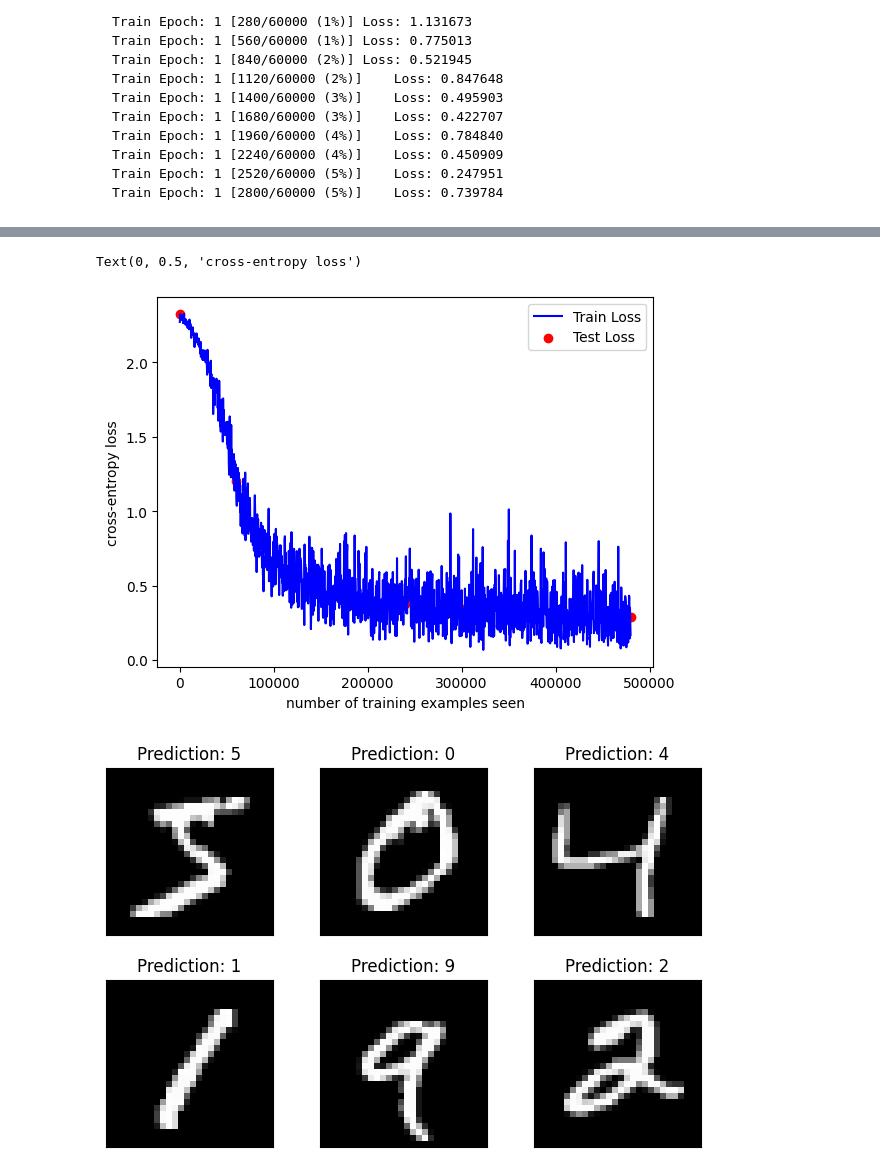
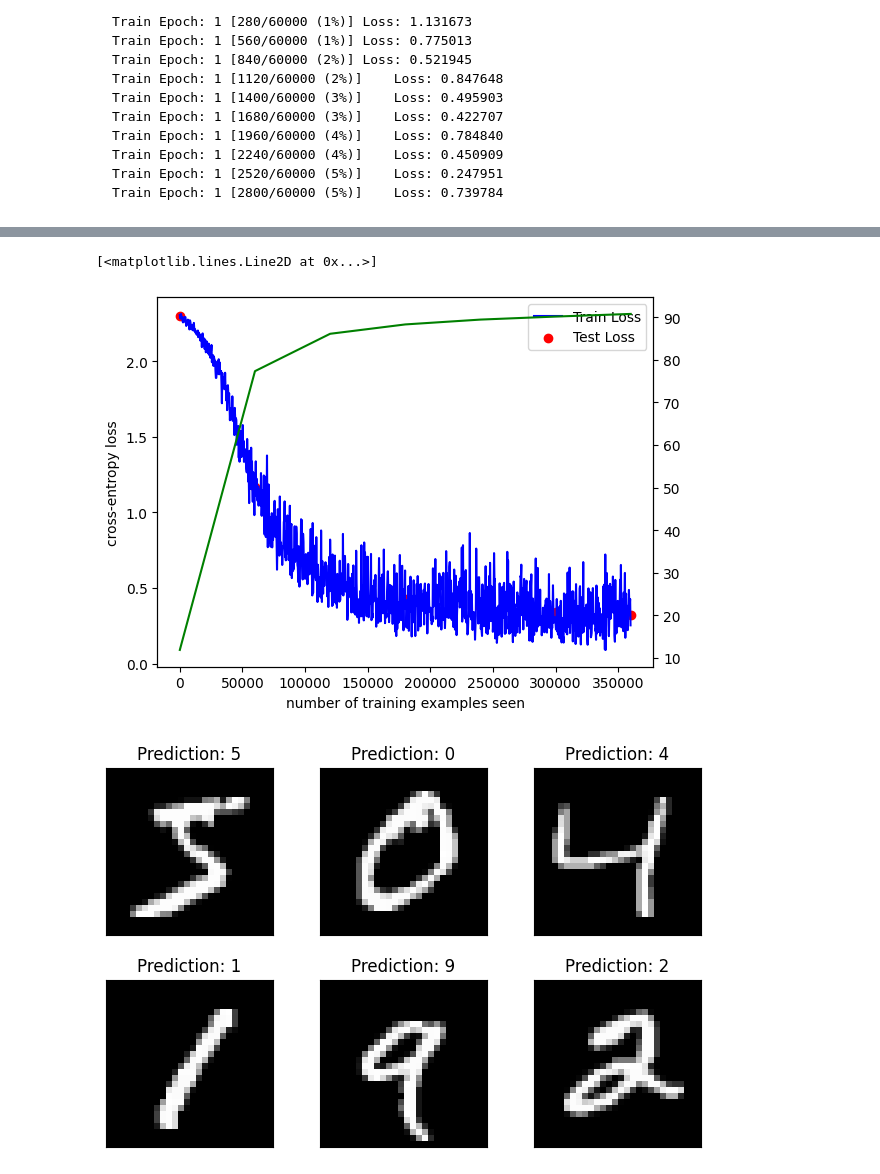
Before and after one commit to MaxCarlson/MachineLearningTalks, a Jupyter notebook: IntroToML.ipynb, the cells around one changed output, grey strips where cells are left out. Drawn from its saved outputs; the diff is of its cells as text; code cells hidden in the pictures.

````diff
--- a/IntroToML.ipynb
+++ b/IntroToML.ipynb
@@ -212,7 +243,7 @@ lr = 0.001
 optimizer = optim.SGD(network.parameters(), lr=lr)
 lossFn = nn.CrossEntropyLoss()
 
-epochs = 8
+epochs = 6
 train_losses = []
 train_counter = []
 test_losses = []
@@ -250,6 +281,7 @@ Train Epoch: 1 [2520/60000 (5%)]	Loss: 0.247951
 Train Epoch: 1 [2800/60000 (5%)]	Loss: 0.739784
 ```
 # %%
+test_accuracy = []
 def test():
     network.eval()
     test_loss = 0
@@ -261,11 +293,13 @@ def test():
             pred = output.data.max(1, keepdim=True)[1]
             correct += pred.eq(y.data.view_as(pred)).sum()
 
+        accuracy = 100. * correct / len(test_loader.dataset)
+        test_accuracy.append(accuracy)
         test_loss /= len(test_loader.dataset) / batchSize
         test_losses.append(test_loss)
         print('Test set: Avg. loss: {:.4f}, Accuracy: {}/{} ({:.0f}%)'.format(
             test_loss, correct, len(test_loader.dataset),
-            100. * correct / len(test_loader.dataset)))
+            accuracy))
 
 test()
 for epoch in range(1, epochs + 1):
@@ -284,13 +316,15 @@ Test set: Avg. loss: 0.2902, Accuracy: 54986/60000 (92%)
 # %%
-fig = plt.figure()
-plt.plot(train_counter, train_losses, color='blue')
-plt.scatter(test_counter, test_losses, color='red')
-plt.legend(['Train Loss', 'Test Loss'], loc='upper right')
+fig, ax = plt.subplots()
+ax.plot(train_counter, train_losses, color='blue')
+ax.scatter(test_counter, test_losses, color='red')
+ax.legend(['Train Loss', 'Test Loss'], loc='upper right')
 plt.xlabel('number of training examples seen')
 plt.ylabel('cross-entropy loss')
+ax2 = ax.twinx()
+ax2.plot(test_counter, test_accuracy, color='green')
 # %% [output]
-Text(0, 0.5, 'cross-entropy loss')
+[<matplotlib.lines.Line2D at 0x...>]
-[figure, old version]
+[figure, new version]
 # %%
 with torch.no_grad():
   output = network(exampleData)
````
Also changed, not shown: parts of 10 cells of this notebook, 7 other files.
